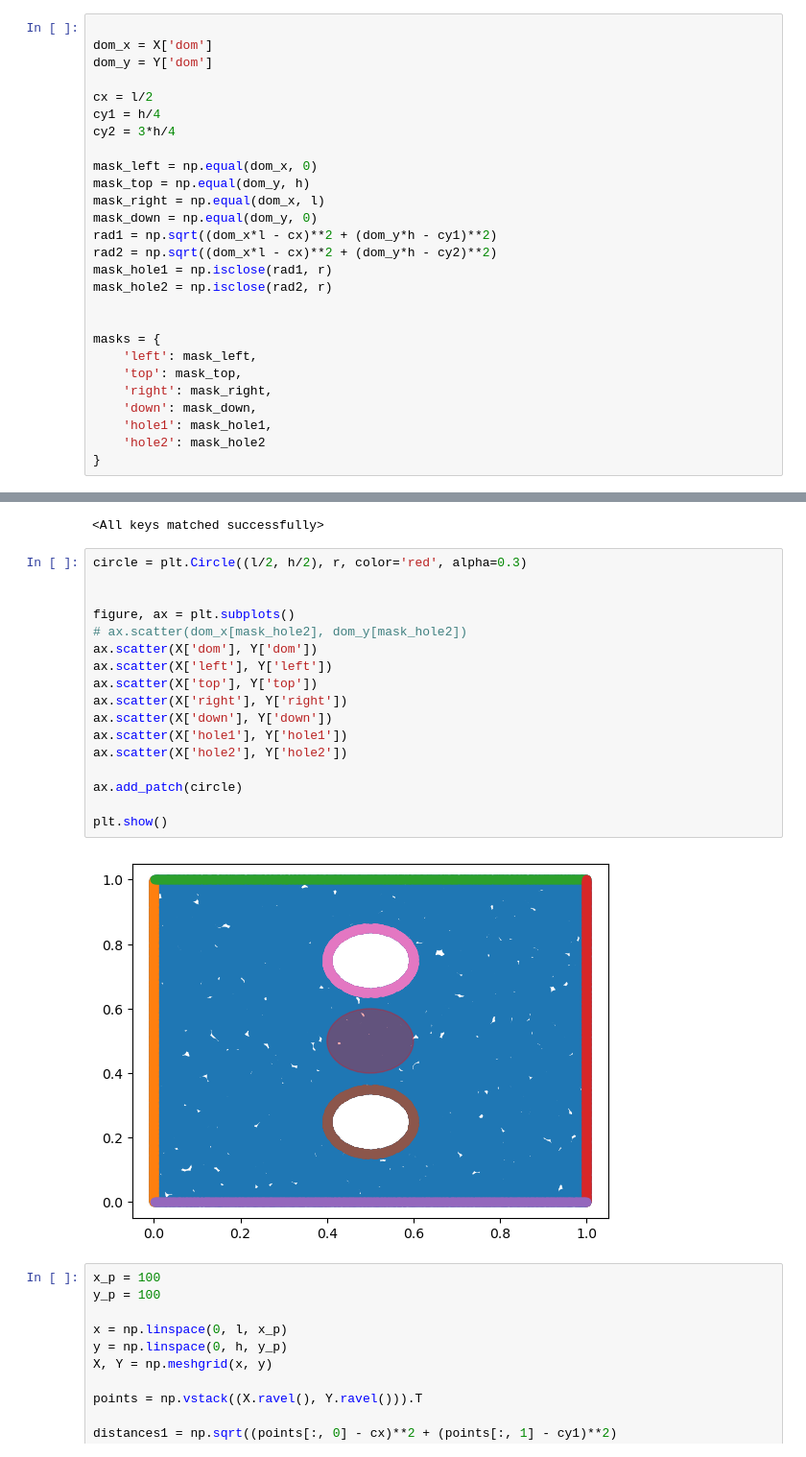
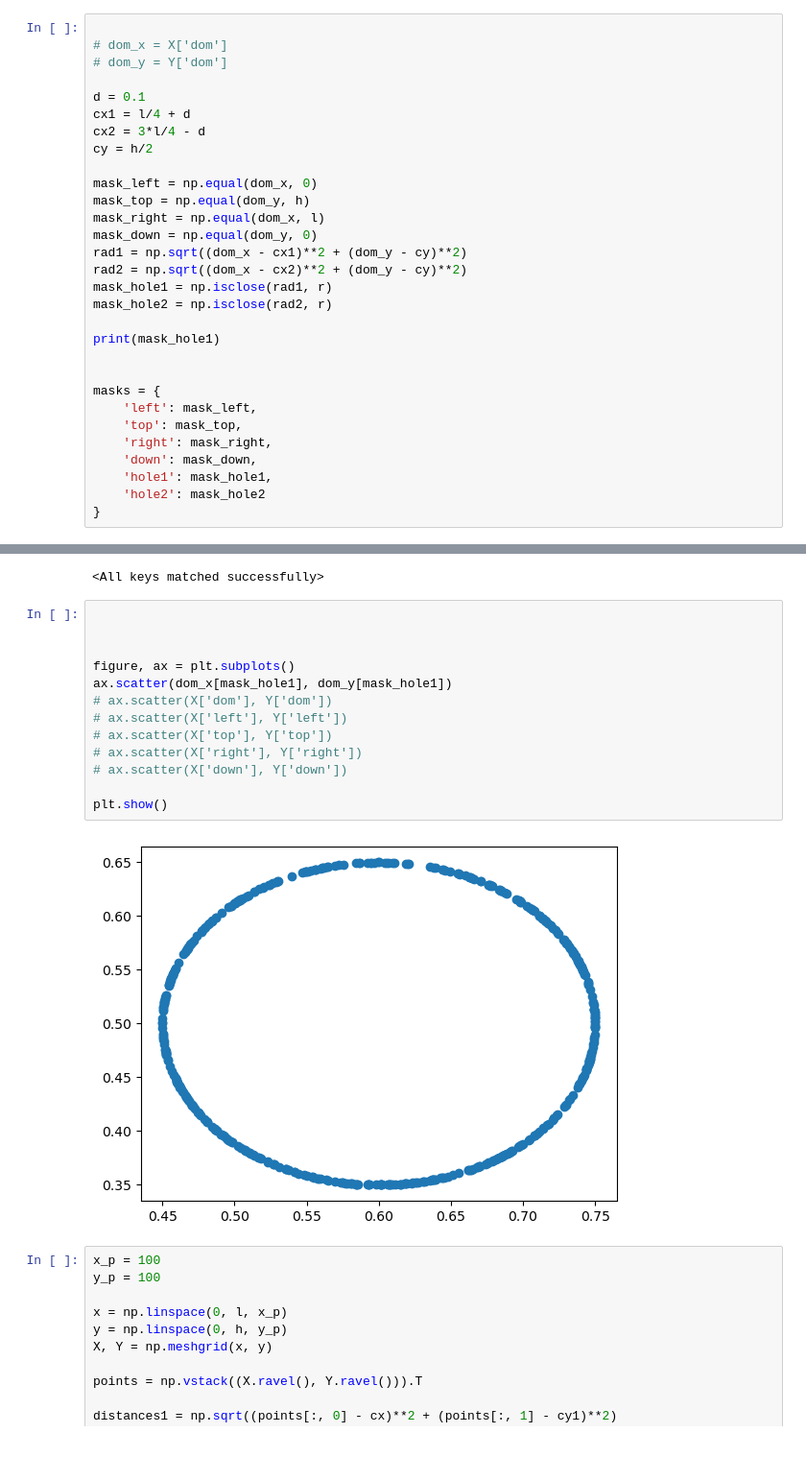
Before and after one commit to alleswe2k/PINNs, a Jupyter notebook: 2D_sheet_problem/two_holes.ipynb, the cells around one changed output, grey strips where cells are left out. Shown at 96% size. Cells and saved outputs as stored; diff of their text form.

```diff
--- a/2D_sheet_problem/two_holes.ipynb
+++ b/2D_sheet_problem/two_holes.ipynb
@@ -264,20 +266,23 @@ layers = [2] + 6 * [nodes] + [5]
 # %%
 
-dom_x = X['dom']
-dom_y = Y['dom']
+# dom_x = X['dom']
+# dom_y = Y['dom']
 
-cx = l/2
-cy1 = h/4
-cy2 = 3*h/4
+d = 0.1
+cx1 = l/4 + d
+cx2 = 3*l/4 - d
+cy = h/2
 
 mask_left = np.equal(dom_x, 0)
 mask_top = np.equal(dom_y, h)
 mask_right = np.equal(dom_x, l)
 mask_down = np.equal(dom_y, 0)
-rad1 = np.sqrt((dom_x*l - cx)**2 + (dom_y*h - cy1)**2)
-rad2 = np.sqrt((dom_x*l - cx)**2 + (dom_y*h - cy2)**2)
+rad1 = np.sqrt((dom_x - cx1)**2 + (dom_y - cy)**2)
+rad2 = np.sqrt((dom_x - cx2)**2 + (dom_y - cy)**2)
 mask_hole1 = np.isclose(rad1, r)
 mask_hole2 = np.isclose(rad2, r)
+
+print(mask_hole1)
 
 
 masks = {
@@ -320,24 +327,20 @@ model.dnn.load_state_dict(torch.load("models/plate_hole_update2.pth", weights_on
 # %% [output]
 <All keys matched successfully>
 # %%
-circle = plt.Circle((l/2, h/2), r, color='red', alpha=0.3)
+
 
 
 figure, ax = plt.subplots()
-# ax.scatter(dom_x[mask_hole2], dom_y[mask_hole2])
-ax.scatter(X['dom'], Y['dom'])
-ax.scatter(X['left'], Y['left'])
-ax.scatter(X['top'], Y['top'])
-ax.scatter(X['right'], Y['right'])
-ax.scatter(X['down'], Y['down'])
-ax.scatter(X['hole1'], Y['hole1'])
-ax.scatter(X['hole2'], Y['hole2'])
-
-ax.add_patch(circle)
+ax.scatter(dom_x[mask_hole1], dom_y[mask_hole1])
+# ax.scatter(X['dom'], Y['dom'])
+# ax.scatter(X['left'], Y['left'])
+# ax.scatter(X['top'], Y['top'])
+# ax.scatter(X['right'], Y['right'])
+# ax.scatter(X['down'], Y['down'])
 
 plt.show()
 # %% [output]
-[figure, old version]
+[figure, new version]
 # %%
 x_p = 100
 y_p = 100
```
Also changed, not shown: parts of 18 cells of this notebook, 4 other files.
